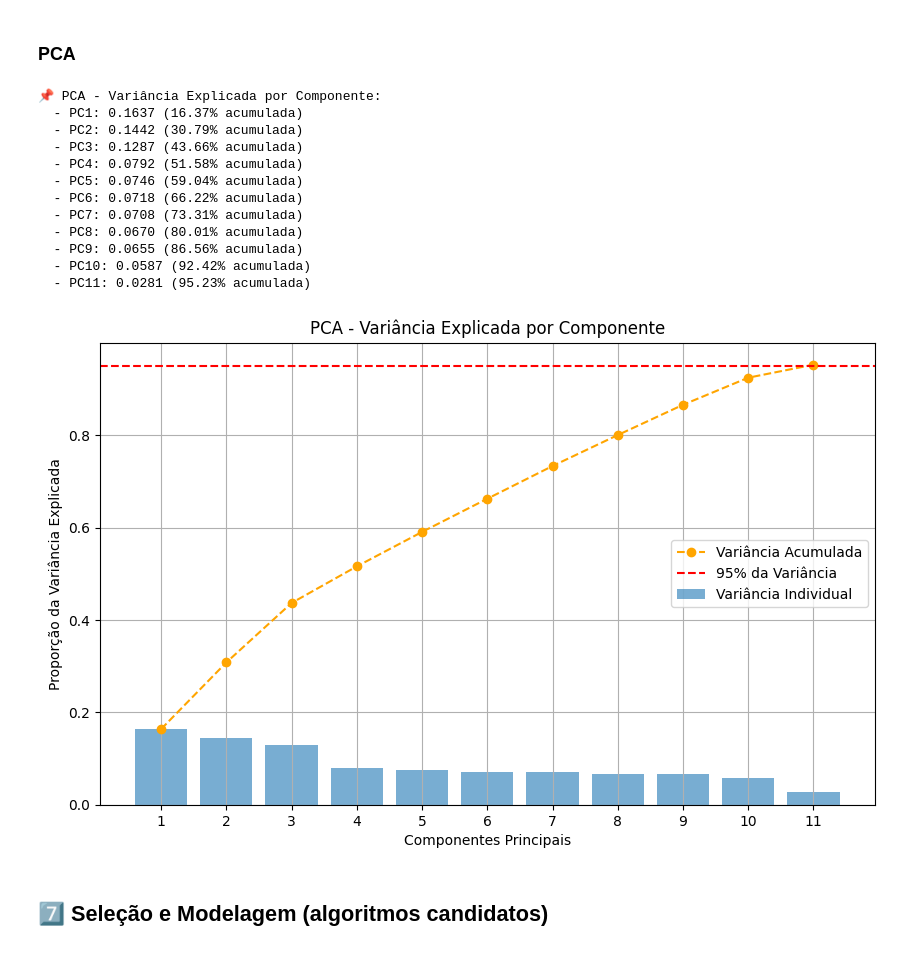
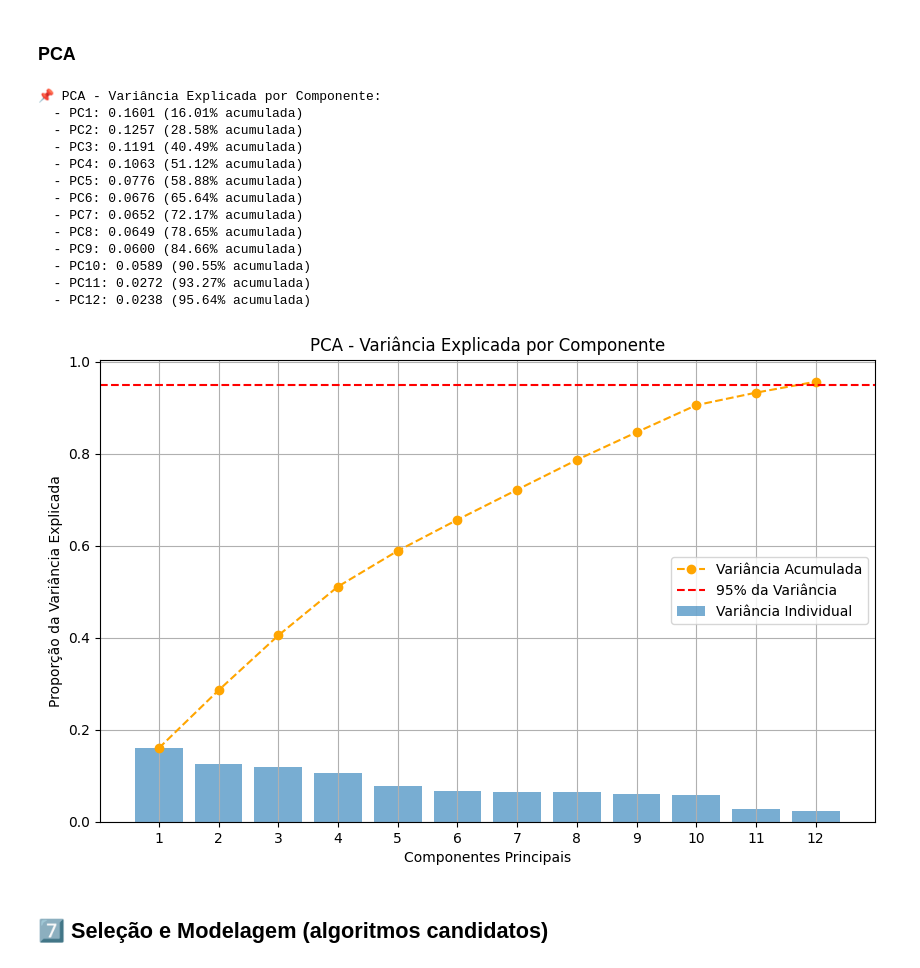
Before and after one commit to matheusvazdata/ml-classificacao-analise-de-inadimplencia, a Jupyter notebook: Projeto_ML_Coder_House_Classificacao.ipynb, the cells around one changed output. Drawn from its saved outputs; the diff is of its cells as text; code cells hidden in the pictures.

```diff
--- a/Projeto_ML_Coder_House_Classificacao.ipynb
+++ b/Projeto_ML_Coder_House_Classificacao.ipynb
@@ -807,0 +846,11 @@ dtype: int64
+# %%
+from imblearn.over_sampling import SMOTE
+
+# Aplicação do SMOTE no conjunto de treino
+def aplicar_smote(X_treino, y_treino):
+    smote = SMOTE(sampling_strategy='auto', random_state=SEED)
+    X_treino_resampled, y_treino_resampled = smote.fit_resample(X_treino, y_treino)
+    print(f"✅ SMOTE aplicado: {len(y_treino)} → {len(y_treino_resampled)} amostras")
+    return X_treino_resampled, y_treino_resampled
+
+X_treino_resampled, y_treino_resampled = aplicar_smote(X_treino, y_treino)
@@ -808,3 +859,9 @@ dtype: int64
+# %%
+from sklearn.impute import SimpleImputer
+
+# Verificação e tratamento de valores NaN após SMOTE
+imputer = SimpleImputer(strategy='median')  # Preenche NaNs com a média das colunas
+X_treino_resampled = pd.DataFrame(imputer.fit_transform(X_treino_resampled), columns=X_treino.columns)
 # %% [markdown]
 ### Normalização dos dados
 # %%
@@ -832,6 +889,12 @@ def normalizar_dados(X_treino, X_teste):
     return X_treino_scaled, X_teste_scaled, scaler
 
 # 🔹 Aplicando normalização
-X_treino_scaled, X_teste_scaled, scaler = normalizar_dados(X_treino, X_teste)
+X_treino_scaled, X_teste_scaled, scaler = normalizar_dados(X_treino_resampled, X_teste)
 # %% [output]
 ✅ Normalização concluída.
+# %%
+# Convertendo X_treino_scaled para DataFrame após normalização
+X_treino_scaled_df = pd.DataFrame(X_treino_scaled, columns=X_treino.columns)
+X_teste_scaled_df = pd.DataFrame(X_teste_scaled, columns=X_teste.columns)
+
+display(X_treino_scaled_df)
@@ -893,21 +1010,22 @@ def aplicar_pca(X_treino_scaled, X_teste_scaled, variancia=0.95):
     return X_treino_pca, X_teste_pca, pca
 # %%
 # Aplicando PCA corretamente após a normalização
-X_treino_pca, X_teste_pca, modelo_pca = aplicar_pca(X_treino_scaled, X_teste_scaled)
+X_treino_pca, X_teste_pca, modelo_pca = aplicar_pca(X_treino_scaled_df, X_teste_scaled_df)
 # %% [output]
 📌 PCA - Variância Explicada por Componente:
-  - PC1: 0.1637 (16.37% acumulada)
-  - PC2: 0.1442 (30.79% acumulada)
-  - PC3: 0.1287 (43.66% acumulada)
-  - PC4: 0.0792 (51.58% acumulada)
-  - PC5: 0.0746 (59.04% acumulada)
-  - PC6: 0.0718 (66.22% acumulada)
-  - PC7: 0.0708 (73.31% acumulada)
-  - PC8: 0.0670 (80.01% acumulada)
-  - PC9: 0.0655 (86.56% acumulada)
-  - PC10: 0.0587 (92.42% acumulada)
-  - PC11: 0.0281 (95.23% acumulada)
+  - PC1: 0.1601 (16.01% acumulada)
+  - PC2: 0.1257 (28.58% acumulada)
+  - PC3: 0.1191 (40.49% acumulada)
+  - PC4: 0.1063 (51.12% acumulada)
+  - PC5: 0.0776 (58.88% acumulada)
+  - PC6: 0.0676 (65.64% acumulada)
+  - PC7: 0.0652 (72.17% acumulada)
+  - PC8: 0.0649 (78.65% acumulada)
+  - PC9: 0.0600 (84.66% acumulada)
+  - PC10: 0.0589 (90.55% acumulada)
+  - PC11: 0.0272 (93.27% acumulada)
+  - PC12: 0.0238 (95.64% acumulada)
-[figure, old version]
+[figure, new version]
 # %% [markdown]
 ## 7️⃣ Seleção e Modelagem (algoritmos candidatos)
 # %% [markdown]
```
Also changed, not shown: parts of 42 cells of this notebook.
